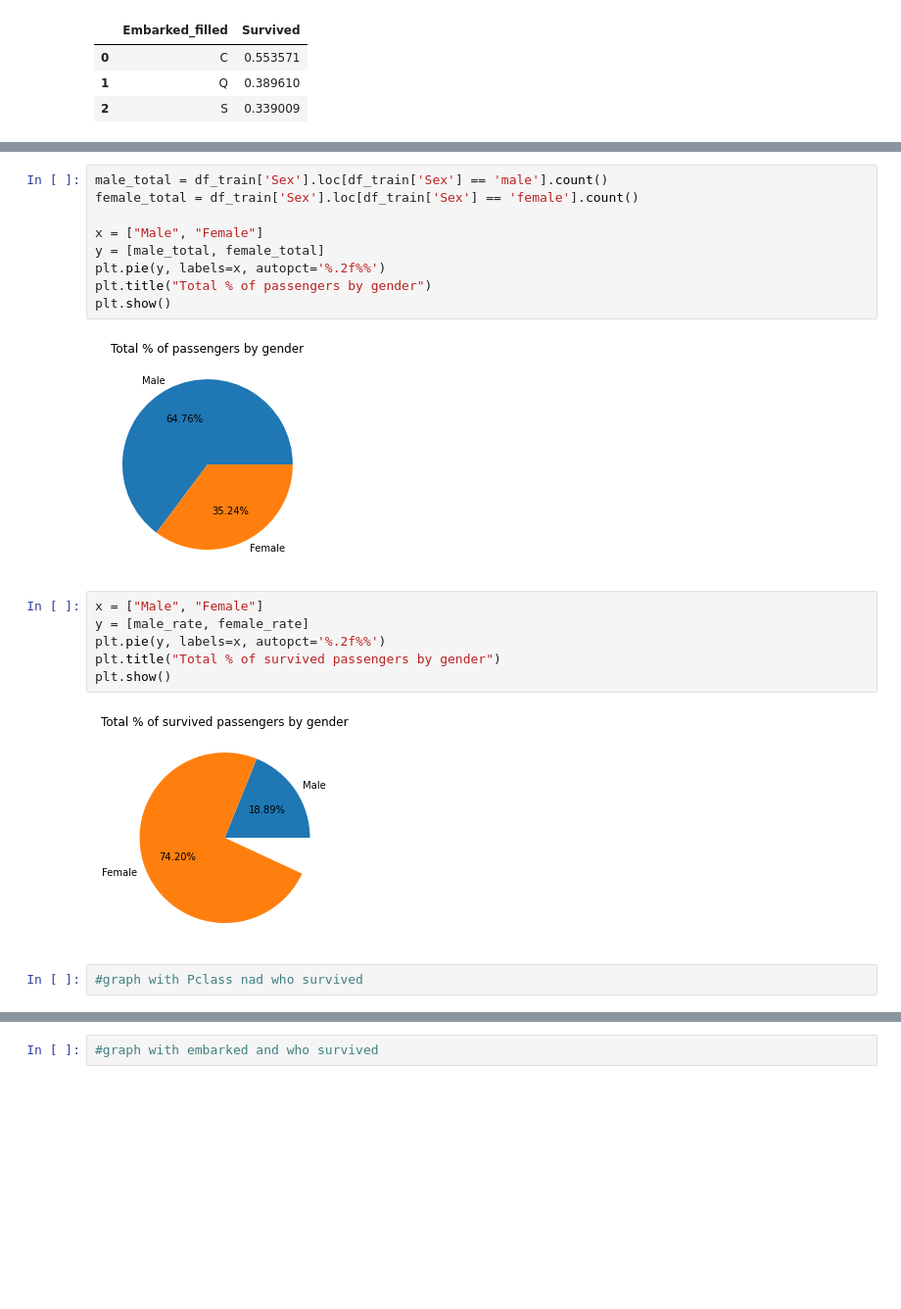
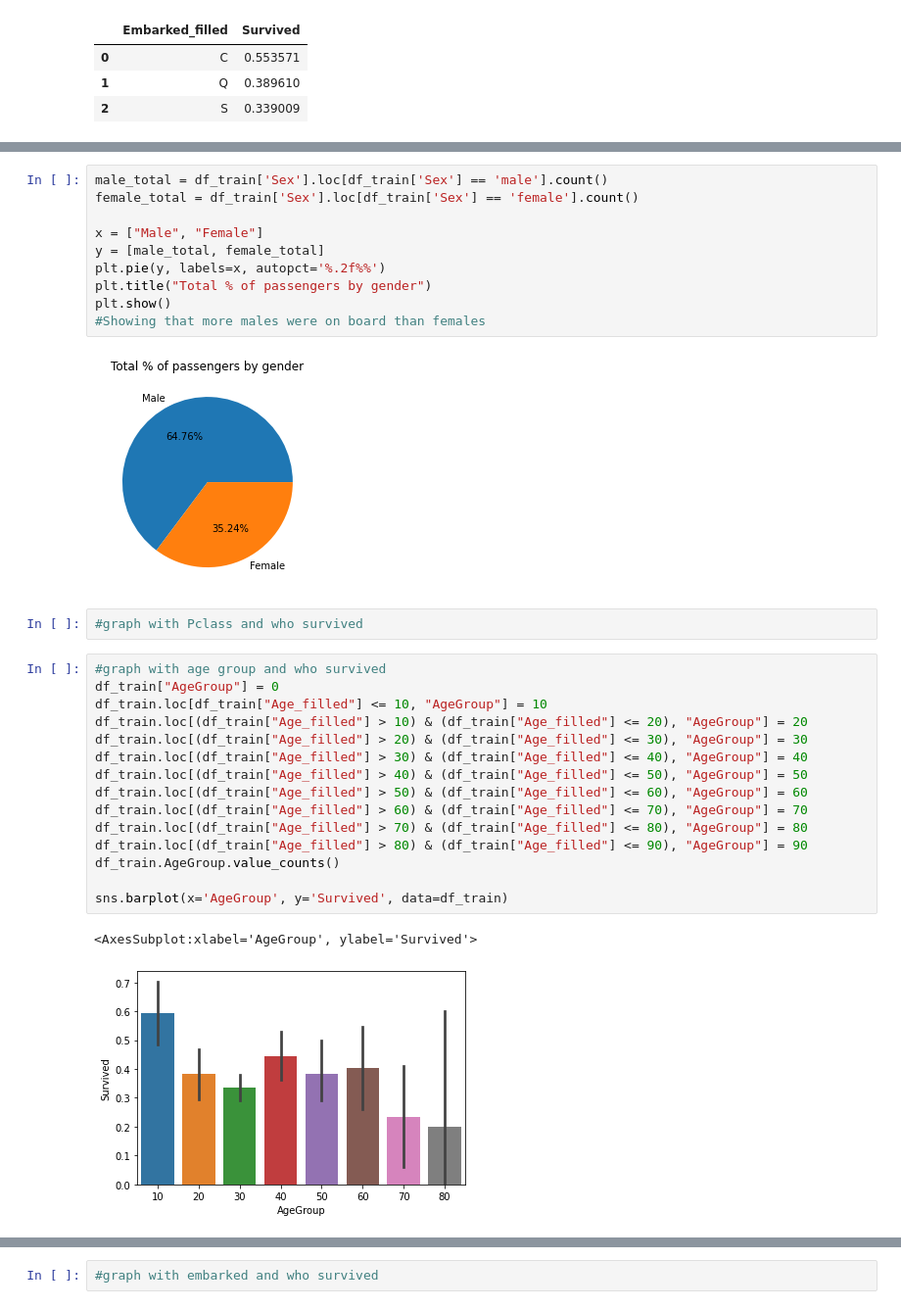
Before and after one commit to mariatan0/titanic, a Jupyter notebook: titanic_notebook.ipynb, the cells around one changed output, grey strips where cells are left out. Shown at 98% size. Cells and saved outputs as stored; diff of their text form; blank space fills up the shorter version.

Commit message:
Add AgeGroup and graphs

```diff
--- a/titanic_notebook.ipynb
+++ b/titanic_notebook.ipynb
@@ -189,15 +197,26 @@ y = [male_total, female_total]
 plt.pie(y, labels=x, autopct='%.2f%%')
 plt.title("Total % of passengers by gender")
 plt.show()
+#Showing that more males were on board than females
 # %% [output]
 [figure]
-# %%
-x = ["Male", "Female"]
-y = [male_rate, female_rate]
-plt.pie(y, labels=x, autopct='%.2f%%')
-plt.title("Total % of survived passengers by gender")
-plt.show()
-# %% [output]
-[figure, removed]
 # %%
-#graph with Pclass nad who survived
+#graph with Pclass and who survived
+# %%
+#graph with age group and who survived
+df_train["AgeGroup"] = 0
+df_train.loc[df_train["Age_filled"] <= 10, "AgeGroup"] = 10
+df_train.loc[(df_train["Age_filled"] > 10) & (df_train["Age_filled"] <= 20), "AgeGroup"] = 20
+df_train.loc[(df_train["Age_filled"] > 20) & (df_train["Age_filled"] <= 30), "AgeGroup"] = 30
+df_train.loc[(df_train["Age_filled"] > 30) & (df_train["Age_filled"] <= 40), "AgeGroup"] = 40
+df_train.loc[(df_train["Age_filled"] > 40) & (df_train["Age_filled"] <= 50), "AgeGroup"] = 50
+df_train.loc[(df_train["Age_filled"] > 50) & (df_train["Age_filled"] <= 60), "AgeGroup"] = 60
+df_train.loc[(df_train["Age_filled"] > 60) & (df_train["Age_filled"] <= 70), "AgeGroup"] = 70
+df_train.loc[(df_train["Age_filled"] > 70) & (df_train["Age_filled"] <= 80), "AgeGroup"] = 80
+df_train.loc[(df_train["Age_filled"] > 80) & (df_train["Age_filled"] <= 90), "AgeGroup"] = 90
+df_train.AgeGroup.value_counts()
+
+sns.barplot(x='AgeGroup', y='Survived', data=df_train)
+# %% [output]
+<AxesSubplot:xlabel='AgeGroup', ylabel='Survived'>
+[figure, added]
```
Also changed, not shown: parts of 7 cells of this notebook.
